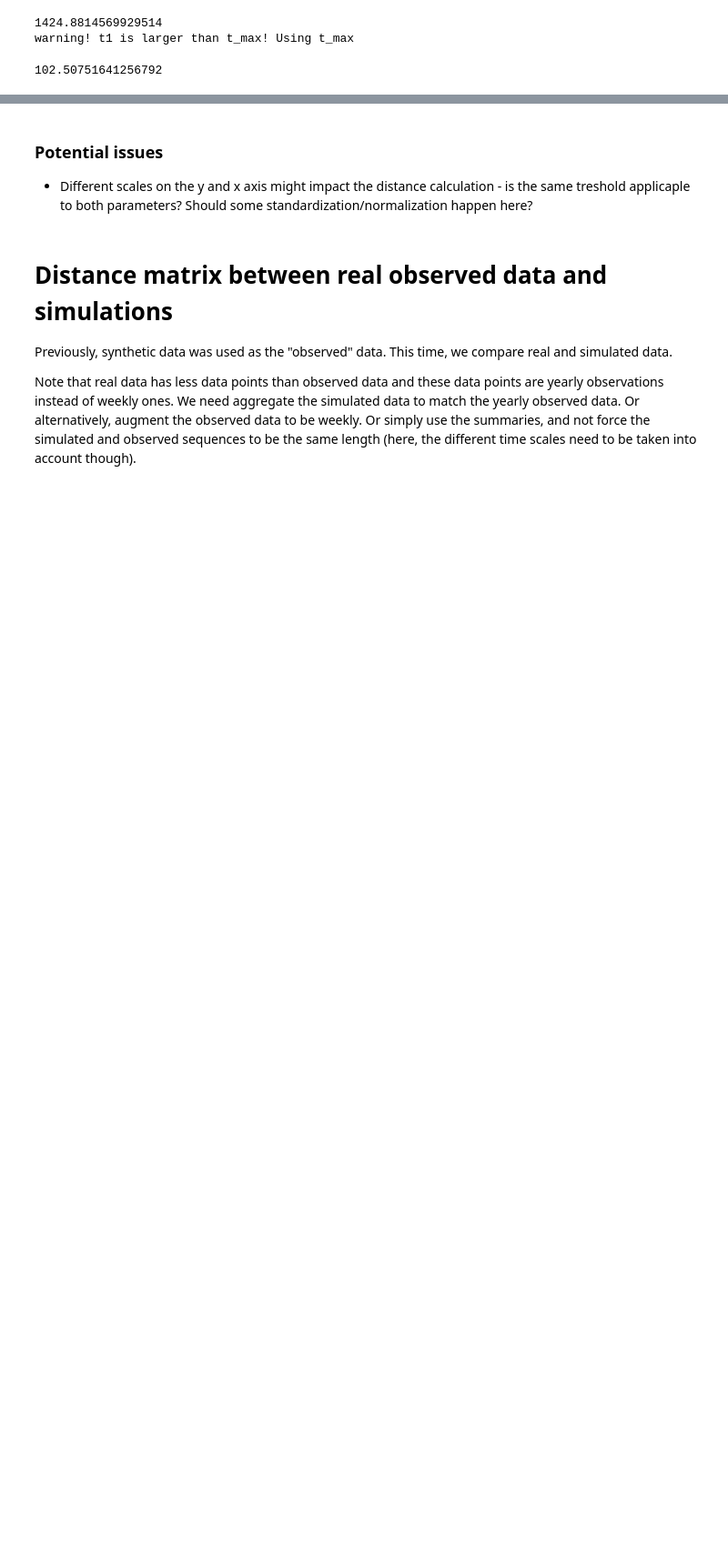
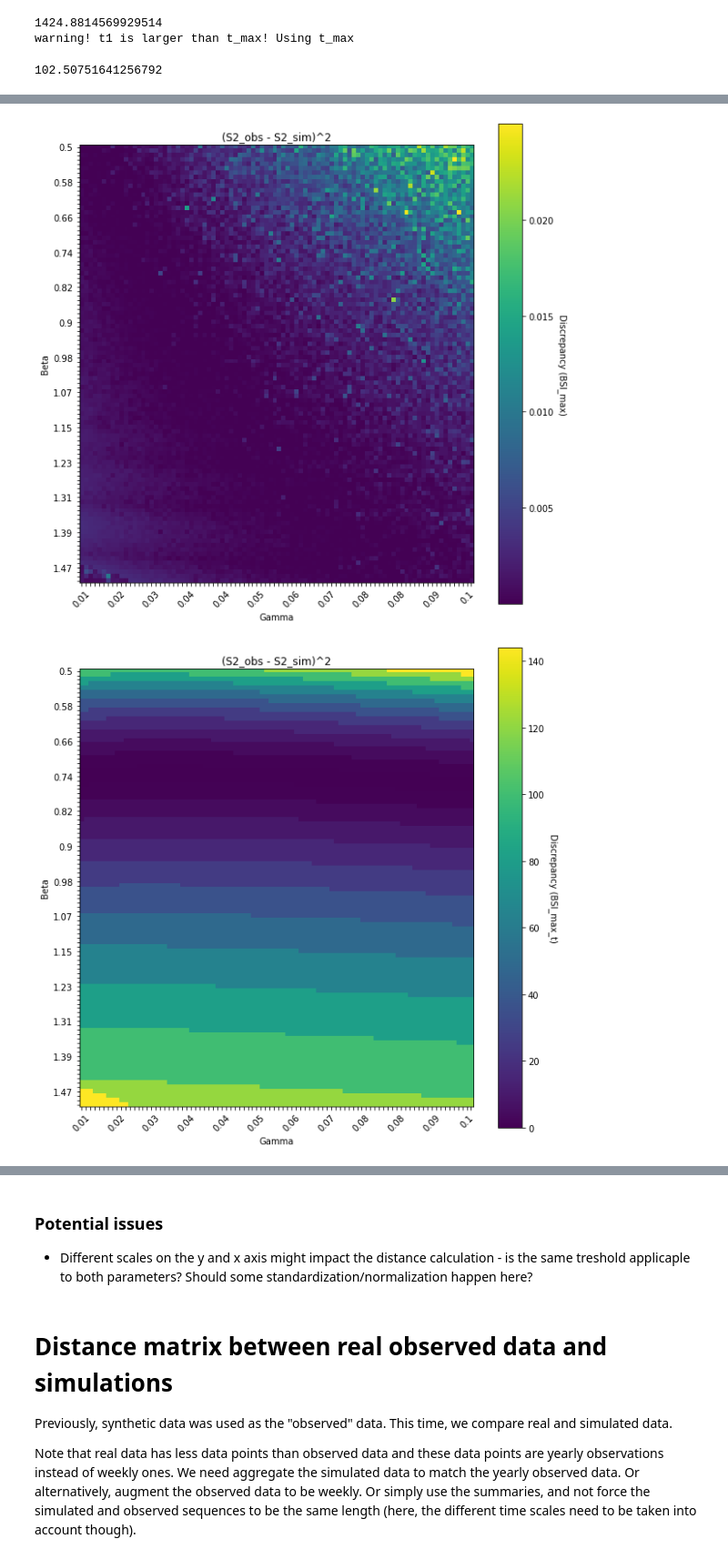
Before and after one commit to fanoja/Ecoli-R0, a Jupyter notebook: SIR simulation grid.ipynb, the cells around one changed output, grey strips where cells are left out. Shown: that part at 91% size. Saved outputs shown, nothing was run; the diff lists cells and outputs as text; code cells hidden in the pictures; blank space fills up the shorter version.

```diff
--- a/SIR simulation grid.ipynb
+++ b/SIR simulation grid.ipynb
@@ -363,21 +373,3 @@ plot_heatmap(delta_S2_mat, betas, gammas, title = "(S2_obs - S2_sim)^2", cbar_la
 plot_BSI(bsi_obs)
 # %% [output]
 [figure]
-# %%
-
-y = bsi_obs[0]
-
-
-# Manuall set the values t0 and t1:
-t0 = 0
-t1 = 22
-t_max = BSI_max_t(y)
-
-if t1 > t_max:
-    print("warning! t1 is larger than t_max! Using t_max")
-    t1 = t_max
-
-
-k = (t1 - t0)/(y[t1] - y[t0])
-
-print(k)
@@ -386,6 +376,9 @@ print(k)
 # %%
-# TODO: new summary, time from start of the epidemic to the peak
+# TODO: new summary, time from start of the epidemic to the peak DONE
 
+def BSI_var(y):
+
+    return np.var(y)
 
 def BSI_t0(bsi_obs):
     # Time from the beginning of the epidemic (first nonzero value in BSI, with some tolerance) to the peak of the epidemic
@@ -414,7 +407,13 @@ def BSI_delta_t(bsi_obs, t0 = None):
 
     if t0 == None:
         t0 = BSI_t0(bsi_obs)
-    t_max = BSI_max(bsi_obs)
+    t_max = BSI_max_t(bsi_obs)
+
+    if t0 > t_max:
+        #print("BSI_delta_t: t0 > t_max!")
+        #print(t0, t_max)
+        #print(bsi_obs)
+        return 0
 
     return t_max - t0
 
@@ -456,3 +467,7 @@ BSI_k(bsi_obs[0], 0, 30)
 1424.8814569929514
 warning! t1 is larger than t_max! Using t_max
 102.50751641256792
+# %%
+# Using the new t0 summary statistic:
+dist_mat, betas, gammas, summary_mat = get_distance_grid(beta_range, gamma_range, n_beta, n_gamma,\
+                                                         distance_generalized, [BSI_max, BSI_max_t, BSI_delta_t, BSI_k, BSI_var], bsi_obs[0])
@@ -458,0 +492,12 @@ warning! t1 is larger than t_max! Using t_max
+# %%
+plot_heatmap(summary_mat[:,:,0], betas, gammas, title = "(S2_obs - S2_sim)^2", cbar_label = "Discrepancy (BSI_max)", nth = 8)
+plot_heatmap(summary_mat[:,:,1], betas, gammas, title = "(S2_obs - S2_sim)^2", cbar_label = "Discrepancy (BSI_max_t)", nth = 8)
+plot_heatmap(summary_mat[:,:,2], betas, gammas, title = "(S2_obs - S2_sim)^2", cbar_label = "Discrepancy (BSI_delta_t)", nth = 8)
+plot_heatmap(summary_mat[:,:,3], betas, gammas, title = "(S2_obs - S2_sim)^2", cbar_label = "Discrepancy (BSI_k)", nth = 8)
+plot_heatmap(summary_mat[:,:,4], betas, gammas, title = "(S2_obs - S2_sim)^2", cbar_label = "Discrepancy (BSI_var)", nth = 8)
+#plot_heatmap(summary_mat[:,:,5], betas, gammas, title = "(S2_obs - S2_sim)^2", cbar_label = "Discrepancy (BSI_t0)", nth = 8)
+
+# TODO: test variance!
+# %% [output]
+[figure, added]
+[figure, added]
```
Also changed, not shown: parts of 16 cells of this notebook.
